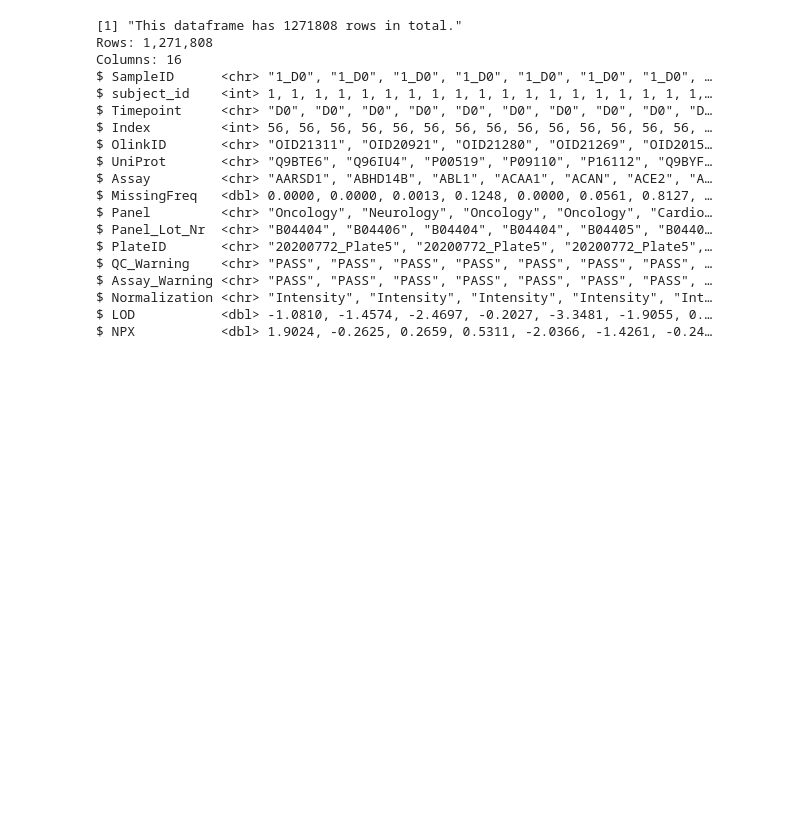
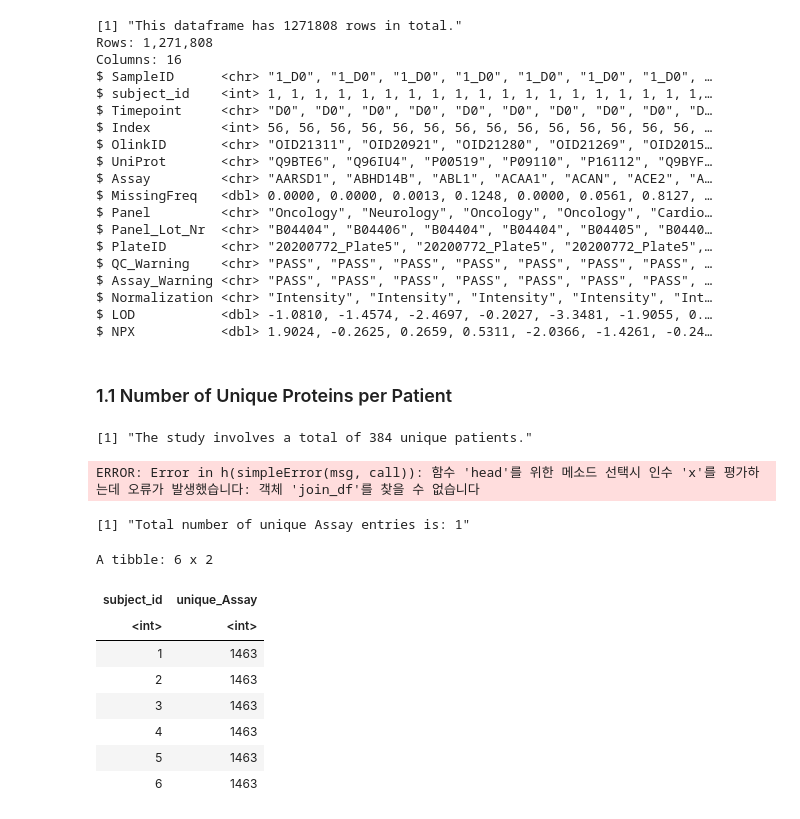
Before and after one commit to jlee2843/covid-analysis, a Jupyter notebook: book/_build/jupyter_execute/notes/analysis.ipynb, the cells around one changed output. Cells and saved outputs as stored; diff of their text form; code cells hidden in the pictures; blank space fills up the shorter version.

```diff
--- a/book/_build/jupyter_execute/notes/analysis.ipynb
+++ b/book/_build/jupyter_execute/notes/analysis.ipynb
@@ -95,3 +96,38 @@ $ Assay_Warning <chr> "PASS", "PASS", "PASS", "PASS", "PASS", "PASS", "PASS",
 $ Normalization <chr> "Intensity", "Intensity", "Intensity", "Intensity", "Int…
 $ LOD           <dbl> -1.0810, -1.4574, -2.4697, -0.2027, -3.3481, -1.9055, 0.…
 $ NPX           <dbl> 1.9024, -0.2625, 0.2659, 0.5311, -2.0366, -1.4261, -0.24…
+# %% [markdown]
+### 1.1 Number of Unique Proteins per Patient
+# %%
+num_patient <- length(unique(patient_df$subject_id))
+paste0("The study involves a total of ", num_patient, " unique patients.")
+# %% [output]
+[1] "The study involves a total of 384 unique patients."
+# %%
+count_unique_entries_per_patient <- function(data, col_name) {
+      result <- data |>
+            group_by(subject_id) |>
+            summarise(
+                  !!paste0("unique_", col_name) := n_distinct(.data[[col_name]])
+            )
+      print(paste0("Total number of unique ", col_name, " entries is: ", length(unique(result[[paste0("unique_", col_name)]]))))
+
+      return(result)
+}
+
+head(count_unique_entries_per_patient(join_df, "UniProt"))
+# %% [output]
+ERROR: Error in h(simpleError(msg, call)): 함수 'head'를 위한 메소드 선택시 인수 'x'를 평가하는데 오류가 발생했습니다: 객체 'join_df'를 찾을 수 없습니다
+# %%
+head(count_unique_entries_per_patient(join_df, "Assay"))
+# %% [output]
+[1] "Total number of unique Assay entries is: 1"
+A tibble: 6 x 2
+| subject_id | unique_Assay |
+| <int> | <int> |
+| 1 | 1463 |
+| 2 | 1463 |
+| 3 | 1463 |
+| 4 | 1463 |
+| 5 | 1463 |
+| 6 | 1463 |
```
Also changed, not shown: parts of 10 cells of this notebook, 22 other files.
